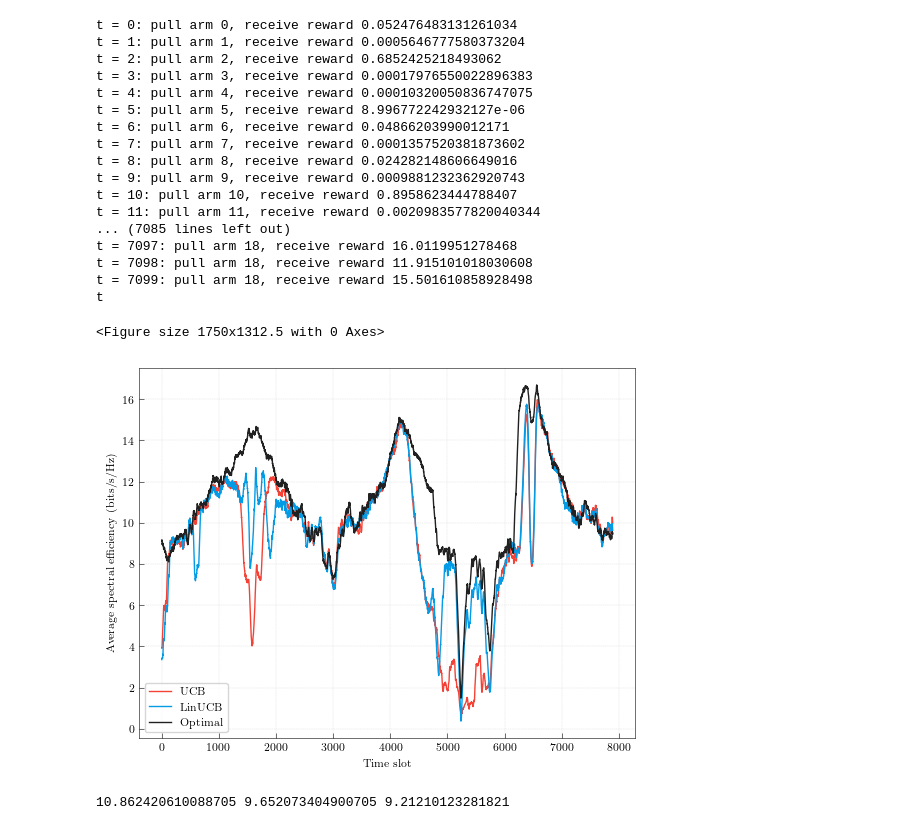
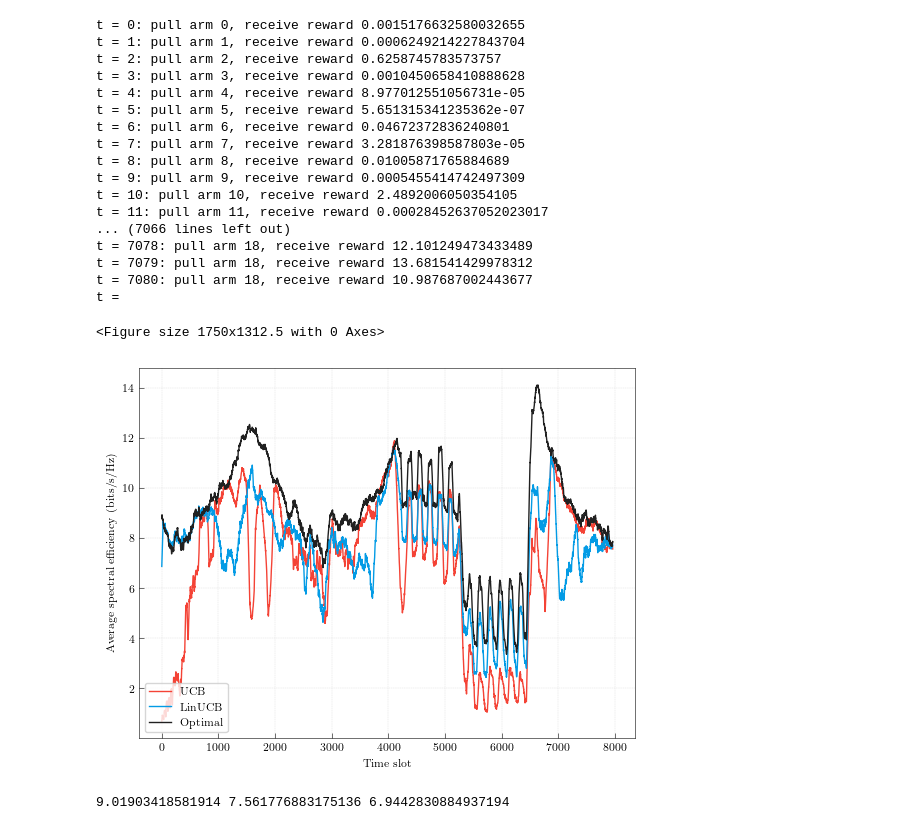
Before and after one commit to SonDinhVan/beam_training_contextual_bandits_THz, a Jupyter notebook: notebooks/analysis.ipynb, the cells around one changed output. Saved outputs shown, nothing was run; the diff lists cells and outputs as text; code cells hidden in the pictures.

Commit message:
Benchmark Probing-LinUCB

```diff
--- a/notebooks/analysis.ipynb
+++ b/notebooks/analysis.ipynb
@@ -8,7 +8,7 @@ import pickle
 import matplotlib.pyplot as plt
 # %%
 # Load data
-with open('../data/channel_data_round_1.pickle', 'rb') as fp:
+with open('../data/channel_data_bs_5_140_ghz', 'rb') as fp:
     dataset_1 = pickle.load(fp)
 
 # with open('../data/channel_data_round_2.pickle', 'rb') as fp:
@@ -50,3 +50,11 @@ UE = node.TRANSCEIVER(x=None, y=None, N=N_u, P=None, M=M_u)
 UE.construct_DFT_codebook(q=3)
 
 s = system.System(BS=BS, UE=UE, H=H, loc=loc)
+# %%
+with open('../data/probing', 'rb') as fp:
+    probing = pickle.load(fp)
+
+s.loc = probing
+# %%
+lin_ucb_probing = s.calc_SE_using_LinUCB(delta=0.01, d=4)
+average_lin_ucb_probing = s.calc_average_SE(lin_ucb_probing, w=100)
@@ -78,29 +88,29 @@ average_optimal_SE = s.calc_average_SE(optimal_SE, w=100)
 # ucb_1 = s.calc_SE_using_UCB(c=1)
 # average_ucb_1 = s.calc_average_SE(ucb_1, w=100)
 
-ucb_5 = s.calc_SE_using_UCB(c=5)
+ucb_5 = s.calc_SE_using_UCB(c=15)
 average_ucb_5 = s.calc_average_SE(ucb_5, w=100)
 
 # ucb_10 = s.calc_SE_using_UCB(c=10)
 # average_ucb_10 = s.calc_average_SE(ucb_10, w=100)
 # %% [output]
-t = 0: pull arm 0, receive reward 0.052476483131261034
-t = 1: pull arm 1, receive reward 0.0005646777580373204
-t = 2: pull arm 2, receive reward 0.6852425218493062
-t = 3: pull arm 3, receive reward 0.00017976550022896383
-t = 4: pull arm 4, receive reward 0.00010320050836747075
-t = 5: pull arm 5, receive reward 8.996772242932127e-06
-t = 6: pull arm 6, receive reward 0.04866203990012171
-t = 7: pull arm 7, receive reward 0.0001357520381873602
-t = 8: pull arm 8, receive reward 0.024282148606649016
-t = 9: pull arm 9, receive reward 0.0009881232362920743
-t = 10: pull arm 10, receive reward 0.8958623444788407
-t = 11: pull arm 11, receive reward 0.0020983577820040344
-... (7085 lines left out)
-t = 7097: pull arm 18, receive reward 16.0119951278468
-t = 7098: pull arm 18, receive reward 11.915101018030608
-t = 7099: pull arm 18, receive reward 15.501610858928498
-t
+t = 0: pull arm 0, receive reward 0.0015176632580032655
+t = 1: pull arm 1, receive reward 0.0006249214227843704
+t = 2: pull arm 2, receive reward 0.6258745783573757
+t = 3: pull arm 3, receive reward 0.0010450658410888628
+t = 4: pull arm 4, receive reward 8.977012551056731e-05
+t = 5: pull arm 5, receive reward 5.651315341235362e-07
+t = 6: pull arm 6, receive reward 0.04672372836240801
+t = 7: pull arm 7, receive reward 3.281876398587803e-05
+t = 8: pull arm 8, receive reward 0.01005871765884689
+t = 9: pull arm 9, receive reward 0.0005455414742497309
+t = 10: pull arm 10, receive reward 2.4892006050354105
+t = 11: pull arm 11, receive reward 0.00028452637052023017
+... (7066 lines left out)
+t = 7078: pull arm 18, receive reward 12.101249473433489
+t = 7079: pull arm 18, receive reward 13.681541429978312
+t = 7080: pull arm 18, receive reward 10.987687002443677
+t =
 # %%
 # Setup for figure size
 plt.figure(figsize=(3.5, 2.625), dpi=500)
@@ -124,23 +134,23 @@ plt.rcParams['axes.linewidth'] = 0.4
 <Figure size 1750x1312.5 with 0 Axes>
 # %%
 plt.plot(average_ucb_5, color='#F44336', linewidth='1', label='UCB')
-plt.plot(average_lin_ucb, color='#039BE5', linewidth='1', label='LinUCB')
+plt.plot(average_lin_ucb_probing, color='#039BE5', linewidth='1', label='LinUCB')
 plt.plot(average_optimal_SE, color='#212121', linewidth='1', label='Optimal')
 
 plt.legend(loc='lower left')
 plt.xlabel('Time slot')
 plt.ylabel('Average spectral efficiency (bits/s/Hz)')
 plt.grid(color='gainsboro', linestyle='--', linewidth=0.3)
 
 
 plt.savefig("real_time_benchmark.pdf")
 plt.show()
 # %% [output]
-[figure, old version]
+[figure, new version]
 # %%
-print(np.mean(optimal_SE), np.mean(lin_ucb), np.mean(ucb_5))
+print(np.mean(optimal_SE), np.mean(lin_ucb_probing), np.mean(ucb_5))
 # %% [output]
-10.862420610088705 9.652073404900705 9.21210123281821
+9.01903418581914 7.561776883175136 6.9442830884937194
 # %%
 def cdf(arr: np.array) -> list:
 
```
Also changed, not shown: parts of 4 cells of this notebook, 2 other files.
